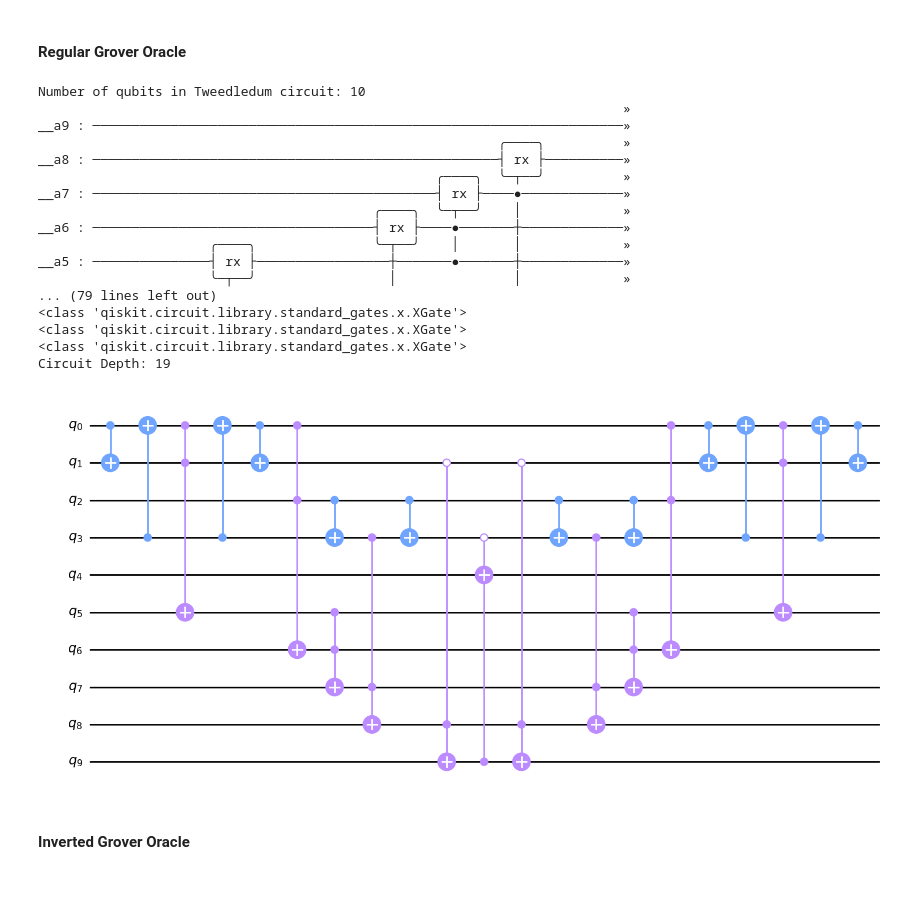
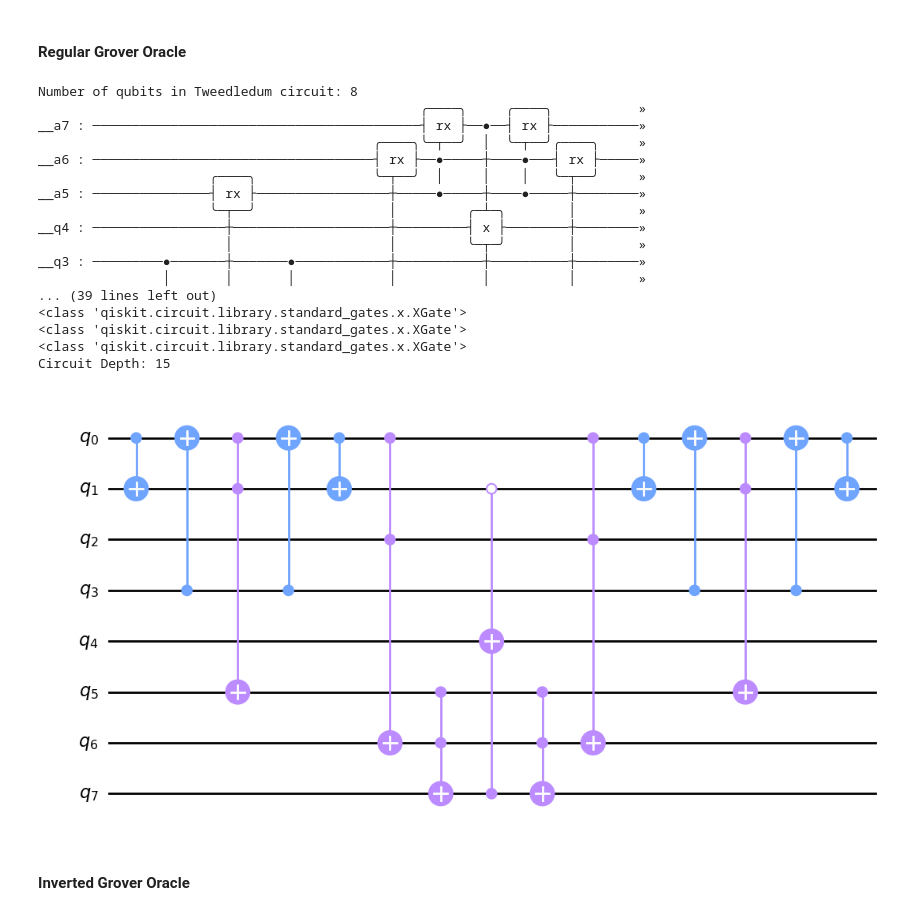
Before and after one commit to TheBarzani/vcgc, a Jupyter notebook: graphs/g002.ipynb, the cells around one changed output. Saved outputs shown, nothing was run; the diff lists cells and outputs as text; code cells hidden in the pictures; blank space fills up the shorter version.

```diff
--- a/graphs/g002.ipynb
+++ b/graphs/g002.ipynb
@@ -50,39 +50,39 @@ def xag_synthesizer(cf):
 # %%
 
 def grover_oracle_regular_func(v1: BitVec(1), v2: BitVec(1), v3: BitVec(1), v4: BitVec(1)) -> BitVec(1):
     c0 = v1 != BitVec(1,0)
     c1 = v3 != BitVec(1,0)
     c2 = (v1 != v2) and (v1 != v4)
-    c3 = (v3 != v4)
+    # c3 = (v3 != v4)
     c4 = v2 != BitVec(1,1)
-    c5 = v4 != BitVec(1,1)
+    # c5 = v4 != BitVec(1,1)
 
-    return c0 and c1 and c2 and c3 and c4 and c5
+    return c0 and c1 and c2 and c4
 
 bf1 = BoolFunction(grover_oracle_regular_func)
 grover_oracle_regular = xag_synthesizer(bf1)
 grover_oracle_regular.name = "grover_oracle_regular_func"
 print("Circuit Depth: " + str(grover_oracle_regular.depth()))
 grover_oracle_regular.draw('mpl', style = 'clifford')
 # %% [output]
-Number of qubits in Tweedledum circuit: 10
-                                                                           »
-__a9 : ────────────────────────────────────────────────────────────────────»
-                                                           ╭────╮          »
-__a8 : ────────────────────────────────────────────────────┤ rx ├──────────»
-                                                   ╭────╮  ╰─┬──╯          »
-__a7 : ────────────────────────────────────────────┤ rx ├────●─────────────»
-                                           ╭────╮  ╰─┬──╯    │             »
-__a6 : ────────────────────────────────────┤ rx ├────●───────┼─────────────»
-                      ╭────╮               ╰─┬──╯    │       │             »
-__a5 : ───────────────┤ rx ├─────────────────┼───────●───────┼─────────────»
-                      ╰─┬──╯                 │               │             »
-... (79 lines left out)
+Number of qubits in Tweedledum circuit: 8
+                                                 ╭────╮     ╭────╮           »
+__a7 : ──────────────────────────────────────────┤ rx ├──●──┤ rx ├───────────»
+                                           ╭────╮╰─┬──╯  │  ╰─┬──╯╭────╮     »
+__a6 : ────────────────────────────────────┤ rx ├──●─────┼────●───┤ rx ├─────»
+                      ╭────╮               ╰─┬──╯  │     │    │   ╰─┬──╯     »
+__a5 : ───────────────┤ rx ├─────────────────┼─────●─────┼────●─────┼────────»
+                      ╰─┬──╯                 │         ╭─┴─╮        │        »
+__q4 : ─────────────────┼────────────────────┼─────────┤ x ├────────┼────────»
+                        │                    │         ╰─┬─╯        │        »
+__q3 : ─────────●───────┼───────●────────────┼───────────┼──────────┼────────»
+                │       │       │            │           │          │        »
+... (39 lines left out)
 <class 'qiskit.circuit.library.standard_gates.x.XGate'>
 <class 'qiskit.circuit.library.standard_gates.x.XGate'>
 <class 'qiskit.circuit.library.standard_gates.x.XGate'>
-Circuit Depth: 19
+Circuit Depth: 15
-[figure, old version]
+[figure, new version]
 # %% [markdown]
 #### Inverted Grover Oracle
 # %% [markdown]
```
Also changed, not shown: parts of 12 cells of this notebook, 5 other files.
